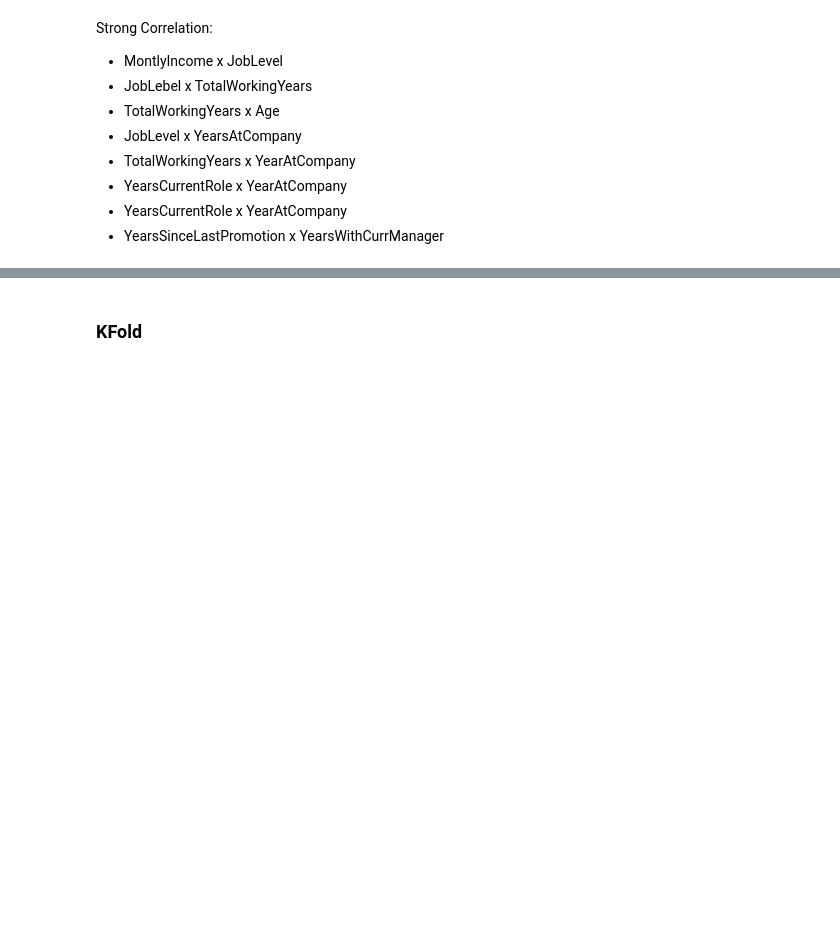
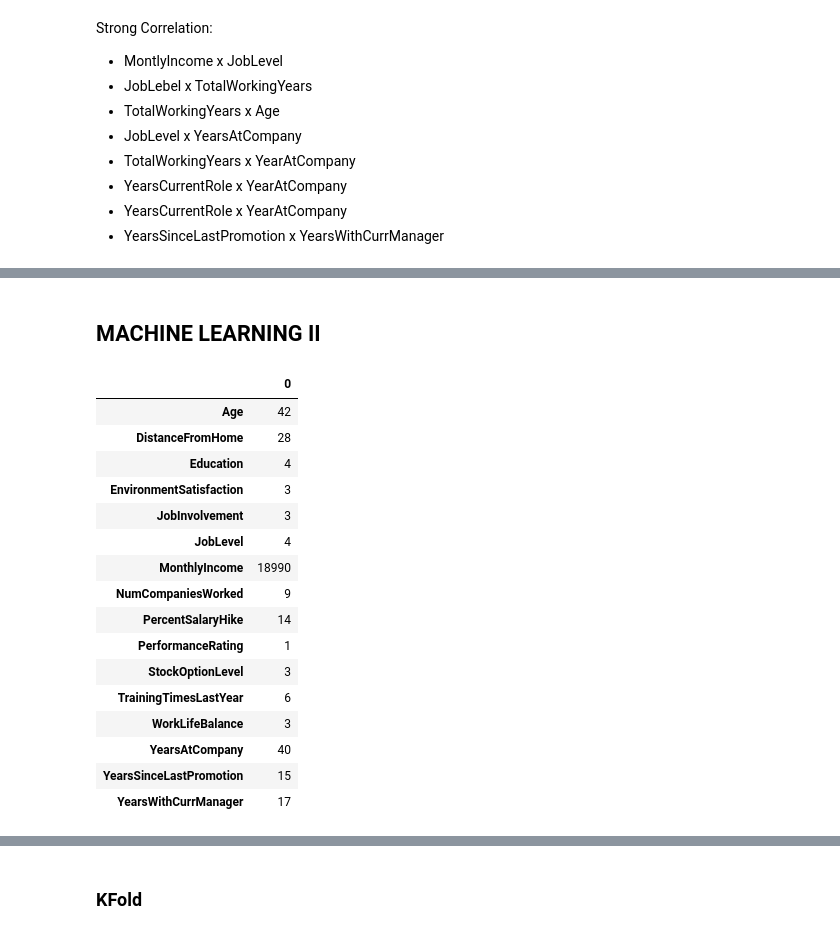
Before and after one commit to daianeklein/HR-Analytics, a Jupyter notebook: HR-Analytics.ipynb, the cells around one changed output, grey strips where cells are left out. Cells and saved outputs as stored; diff of their text form; code cells hidden in the pictures; blank space fills up the shorter version.

```diff
--- a/HR-Analytics.ipynb
+++ b/HR-Analytics.ipynb
@@ -446,0 +483,2 @@ df2 = df2.drop(columns=({'EmployeeNumber'}))
+# %% [markdown]
+## MACHINE LEARNING II
@@ -447 +487,12 @@ df2 = df2.drop(columns=({'EmployeeNumber'}))
+# %%
+# drop cols
+cols = ['DailyRate', 'HourlyRate','MonthlyRate','RelationshipSatisfaction','JobSatisfaction',
+'TotalWorkingYears','Gender','OverTime','YearsInCurrentRole', 'EmployeeNumber']
+
+#drop
+df3 = df3.drop(columns=(cols))
+
+#cat and numerical variables
+cat = df3.select_dtypes(exclude = ['int64', 'float64'])
+num = df3.select_dtypes(include = ['int64', 'float64'])
 # %%
@@ -453 +504,23 @@ for i in df2[cat_variables.columns]:
+# %%
+# checking range
+rang = pd.DataFrame(num.apply(lambda x: x.max() - x.min()))
+rang
+# %% [output]
+|  | 0 |
+| Age | 42 |
+| DistanceFromHome | 28 |
+| Education | 4 |
+| EnvironmentSatisfaction | 3 |
+| JobInvolvement | 3 |
+| JobLevel | 4 |
+| MonthlyIncome | 18990 |
+| NumCompaniesWorked | 9 |
+| PercentSalaryHike | 14 |
+| PerformanceRating | 1 |
+| StockOptionLevel | 3 |
+| TrainingTimesLastYear | 6 |
+| WorkLifeBalance | 3 |
+| YearsAtCompany | 40 |
+| YearsSinceLastPromotion | 15 |
+| YearsWithCurrManager | 17 |
 # %%
```
Also changed, not shown: parts of 37 cells of this notebook.
